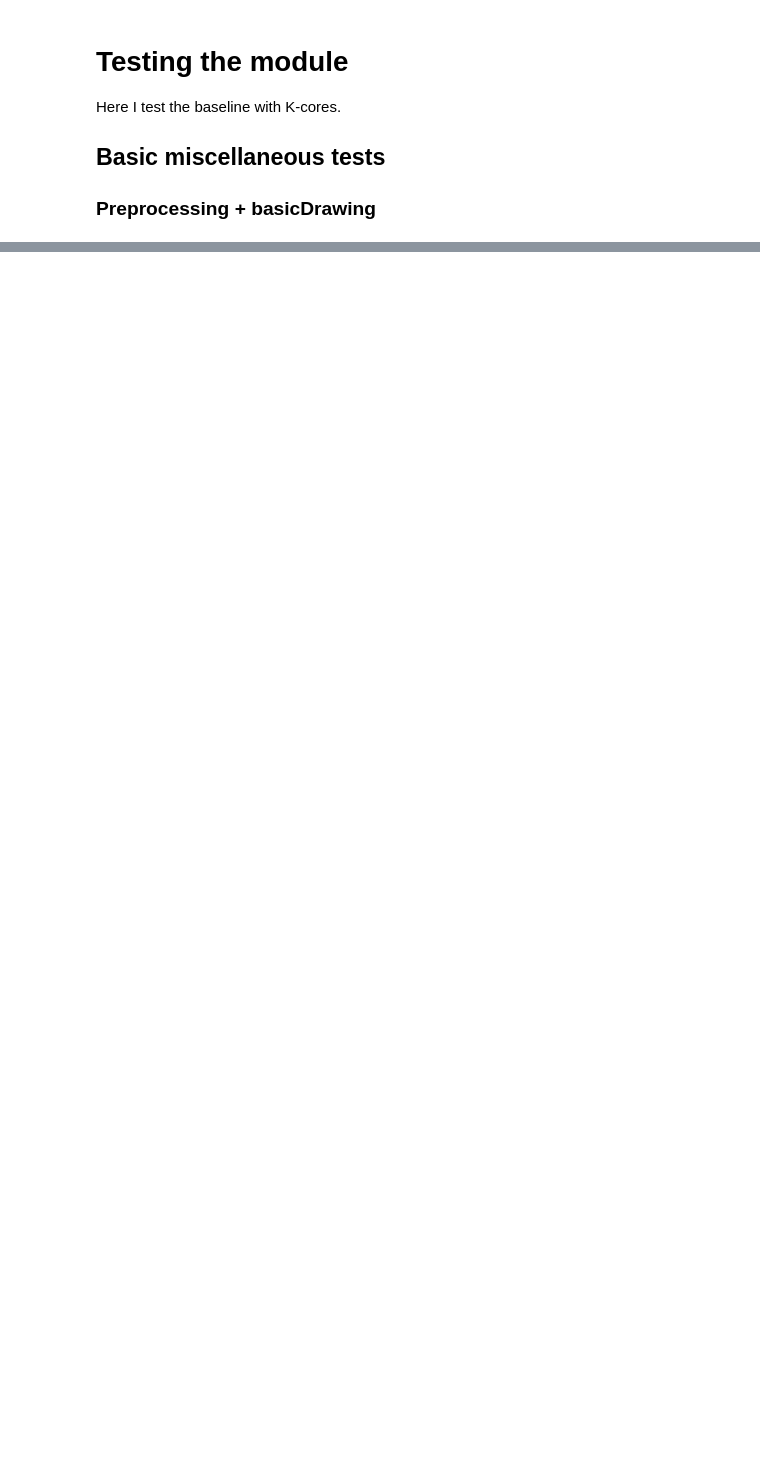
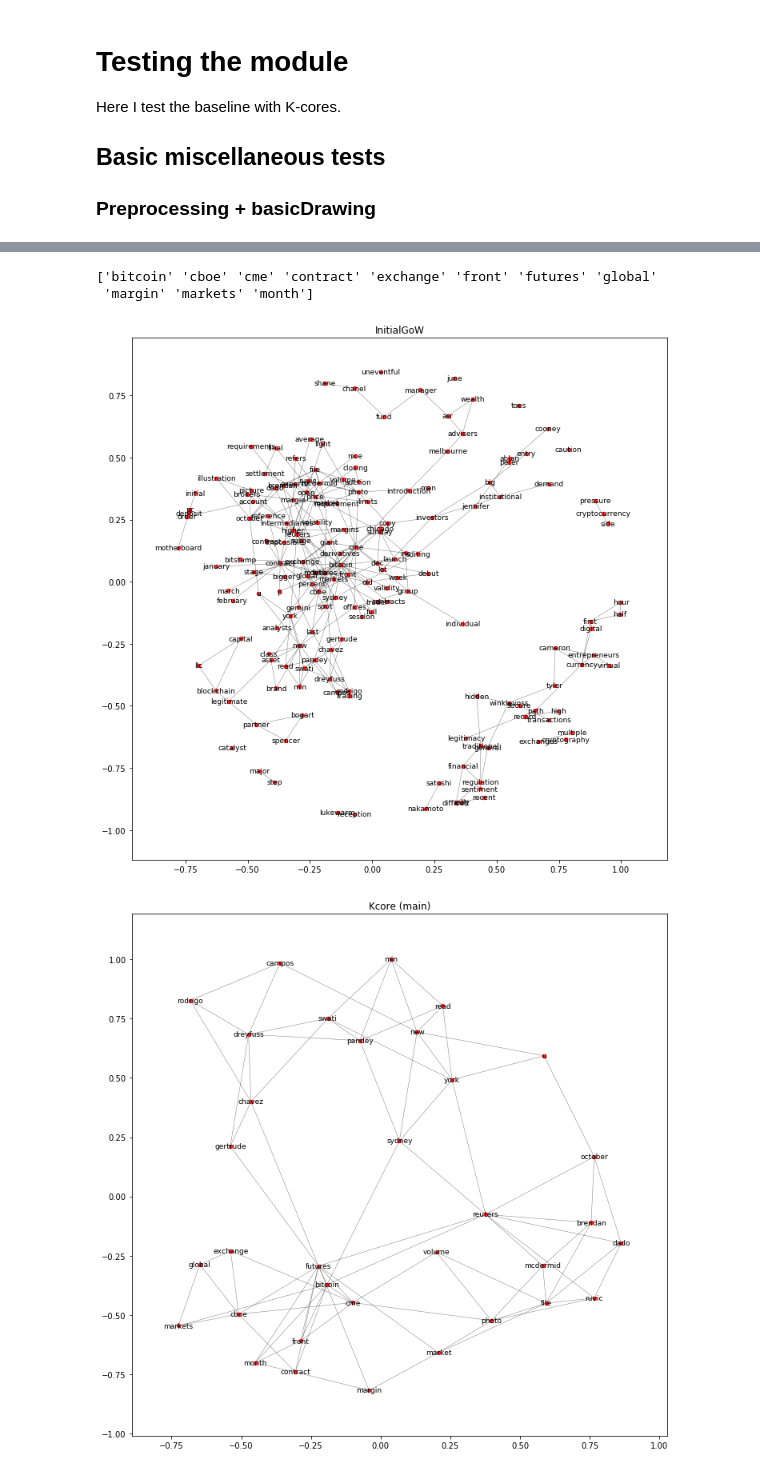
Before and after one commit to XuMuK1/KeywordsExtraction, a Jupyter notebook: GraphMethods/shorterTestNotebook.ipynb, the cells around one changed output, grey strips where cells are left out. Drawn from its saved outputs; the diff is of its cells as text; code cells hidden in the pictures; blank space fills up the shorter version.

```diff
--- a/GraphMethods/shorterTestNotebook.ipynb
+++ b/GraphMethods/shorterTestNotebook.ipynb
@@ -46,0 +63,11 @@ Counter({0: 11, 1: 10, 3: 8, 2: 5})
+# %%
+with open("./data/test/reuters.txt") as fin:
+    raw = fin.read()
+
+kwds = kwmeth.kCoreLouvainExtractor(raw,window=3,verbose=True)
+print(kwds)
+# %% [output]
+['bitcoin' 'cboe' 'cme' 'contract' 'exchange' 'front' 'futures' 'global'
+ 'margin' 'markets' 'month']
+[figure, added]
+[figure, added]
```
Also changed, not shown: parts of 8 cells of this notebook, 2 other files.
